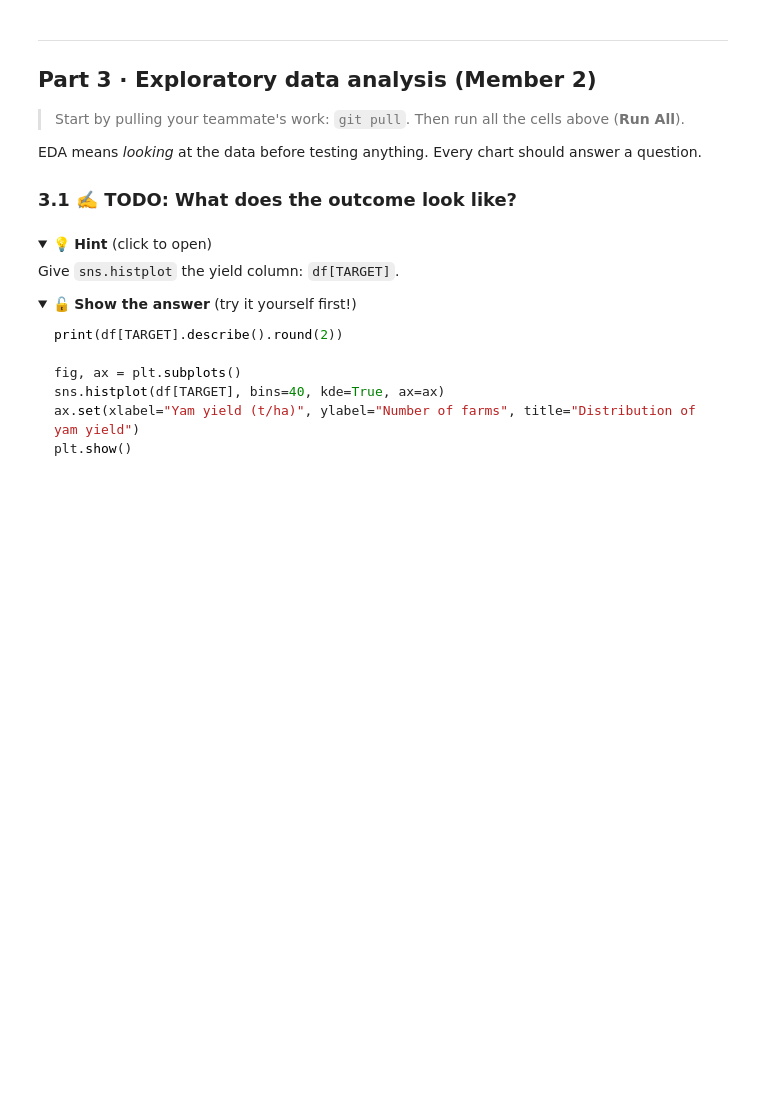
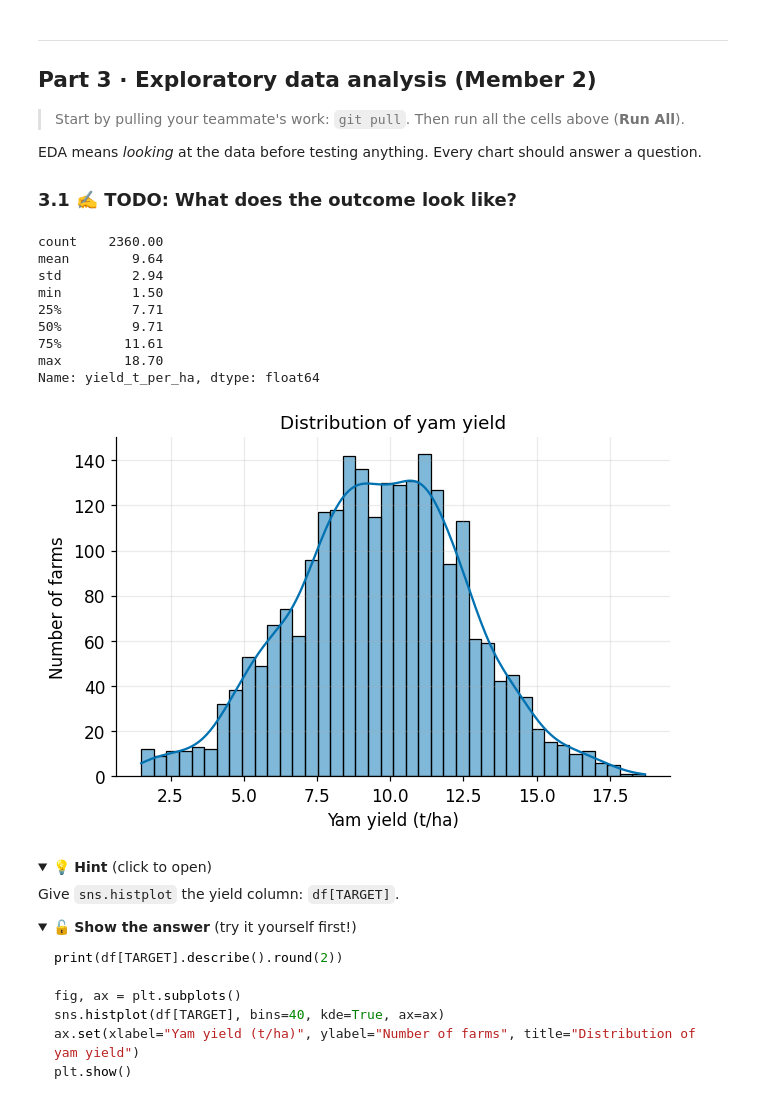
Before and after one commit to ofugocho/NSUK-DS-GROUP-03, a Jupyter notebook: notebooks/group_project.ipynb, the cells around one changed output. Saved outputs shown, nothing was run; the diff lists cells and outputs as text; code cells hidden in the pictures; folded sections open; blank space fills up the shorter version.

```diff
--- a/notebooks/group_project.ipynb
+++ b/notebooks/group_project.ipynb
@@ -843,10 +841,21 @@ EDA means *looking* at the data before testing anything. Every chart should answ
 # %%
 print(df[TARGET].describe().round(2))
 
 fig, ax = plt.subplots()
-sns.histplot(____, bins=40, kde=True, ax=ax)
+sns.histplot(df[TARGET], bins=40, kde=True, ax=ax)
 ax.set(xlabel="Yam yield (t/ha)", ylabel="Number of farms", title="Distribution of yam yield")
 plt.show()
+# %% [output]
+count    2360.00
+mean        9.64
+std         2.94
+min         1.50
+25%         7.71
+50%         9.71
+75%        11.61
+max        18.70
+Name: yield_t_per_ha, dtype: float64
+[figure, added]
 # %% [markdown]
 <details><summary>💡 <b>Hint</b> (click to open)</summary>
 
```
Also changed, not shown: parts of 15 cells of this notebook.
